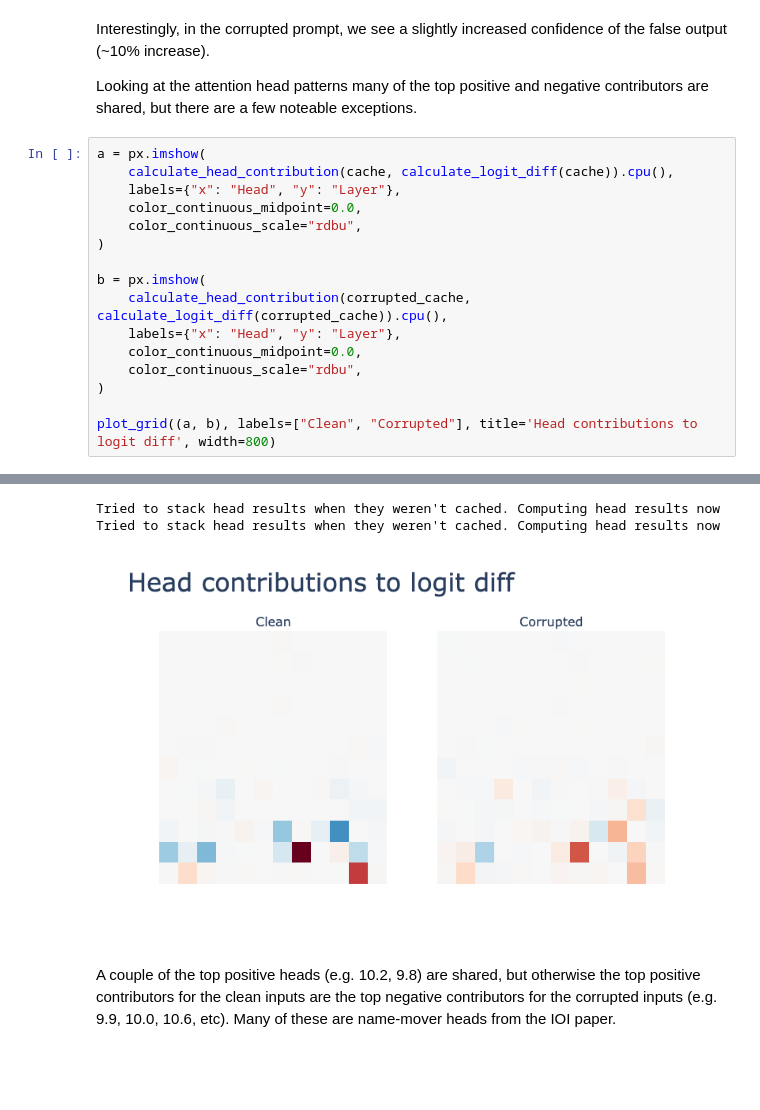
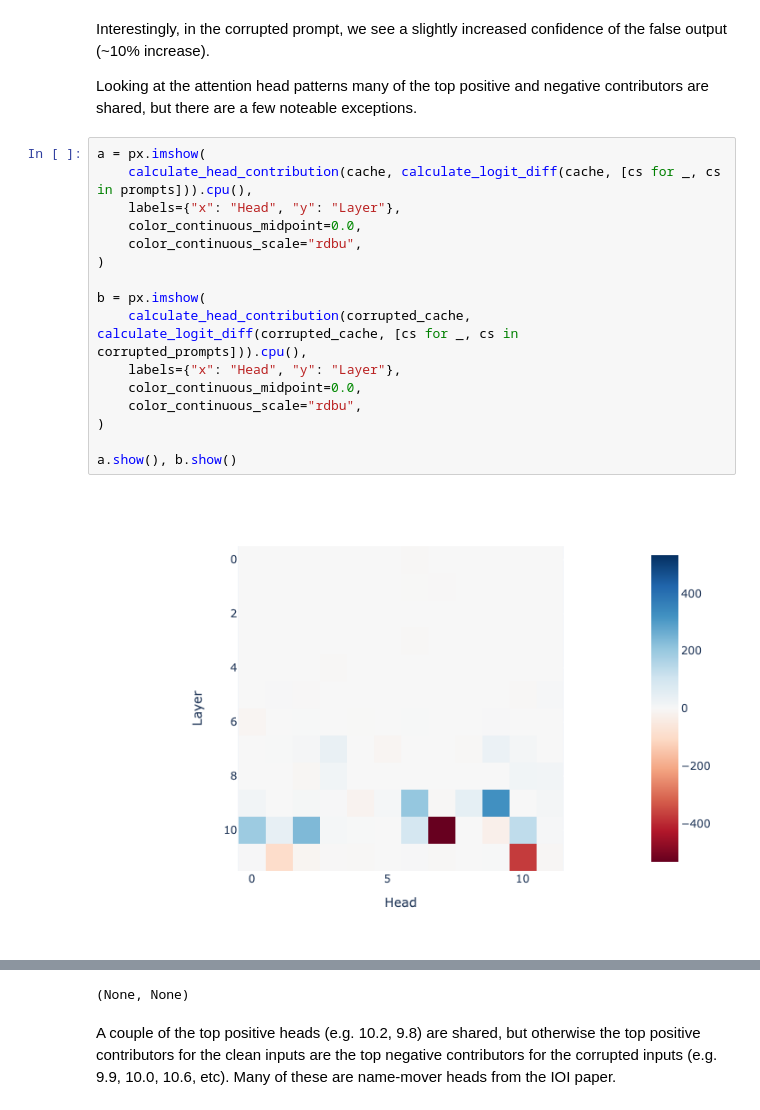
Before and after one commit to layterz/experiments, a Jupyter notebook: notebooks/misdirection.ipynb, the cells around one changed output, grey strips where cells are left out. Drawn from its saved outputs; the diff is of its cells as text; blank space fills up the shorter version.

```diff
--- a/notebooks/misdirection.ipynb
+++ b/notebooks/misdirection.ipynb
@@ -356,18 +99,19 @@ Interestingly, in the corrupted prompt, we see a slightly increased confidence o
 Looking at the attention head patterns many of the top positive and negative contributors are shared, but there are a few noteable exceptions.
 # %%
 a = px.imshow(
-    calculate_head_contribution(cache, calculate_logit_diff(cache)).cpu(),
+    calculate_head_contribution(cache, calculate_logit_diff(cache, [cs for _, cs in prompts])).cpu(),
     labels={"x": "Head", "y": "Layer"},
     color_continuous_midpoint=0.0,
     color_continuous_scale="rdbu",
 )
 
 b = px.imshow(
-    calculate_head_contribution(corrupted_cache, calculate_logit_diff(corrupted_cache)).cpu(),
+    calculate_head_contribution(corrupted_cache, calculate_logit_diff(corrupted_cache, [cs for _, cs in corrupted_prompts])).cpu(),
     labels={"x": "Head", "y": "Layer"},
     color_continuous_midpoint=0.0,
     color_continuous_scale="rdbu",
 )
 
-plot_grid((a, b), labels=["Clean", "Corrupted"], title='Head contributions to logit diff', width=800)
+a.show(), b.show()
 # %% [output]
+[figure, new version]
@@ -374,6 +119,4 @@ plot_grid((a, b), labels=["Clean", "Corrupted"], title='Head contributions to lo
-Tried to stack head results when they weren't cached. Computing head results now
-Tried to stack head results when they weren't cached. Computing head results now
+(None, None)
-[figure, old version]
 # %% [markdown]
 A couple of the top positive heads (e.g. 10.2, 9.8) are shared, but otherwise the top positive contributors for the clean inputs are the top negative contributors for the corrupted inputs (e.g. 9.9, 10.0, 10.6, etc). Many of these are name-mover heads from the IOI paper.
 # %% [markdown]
```
Also changed, not shown: parts of 37 cells of this notebook, 1 other file.
